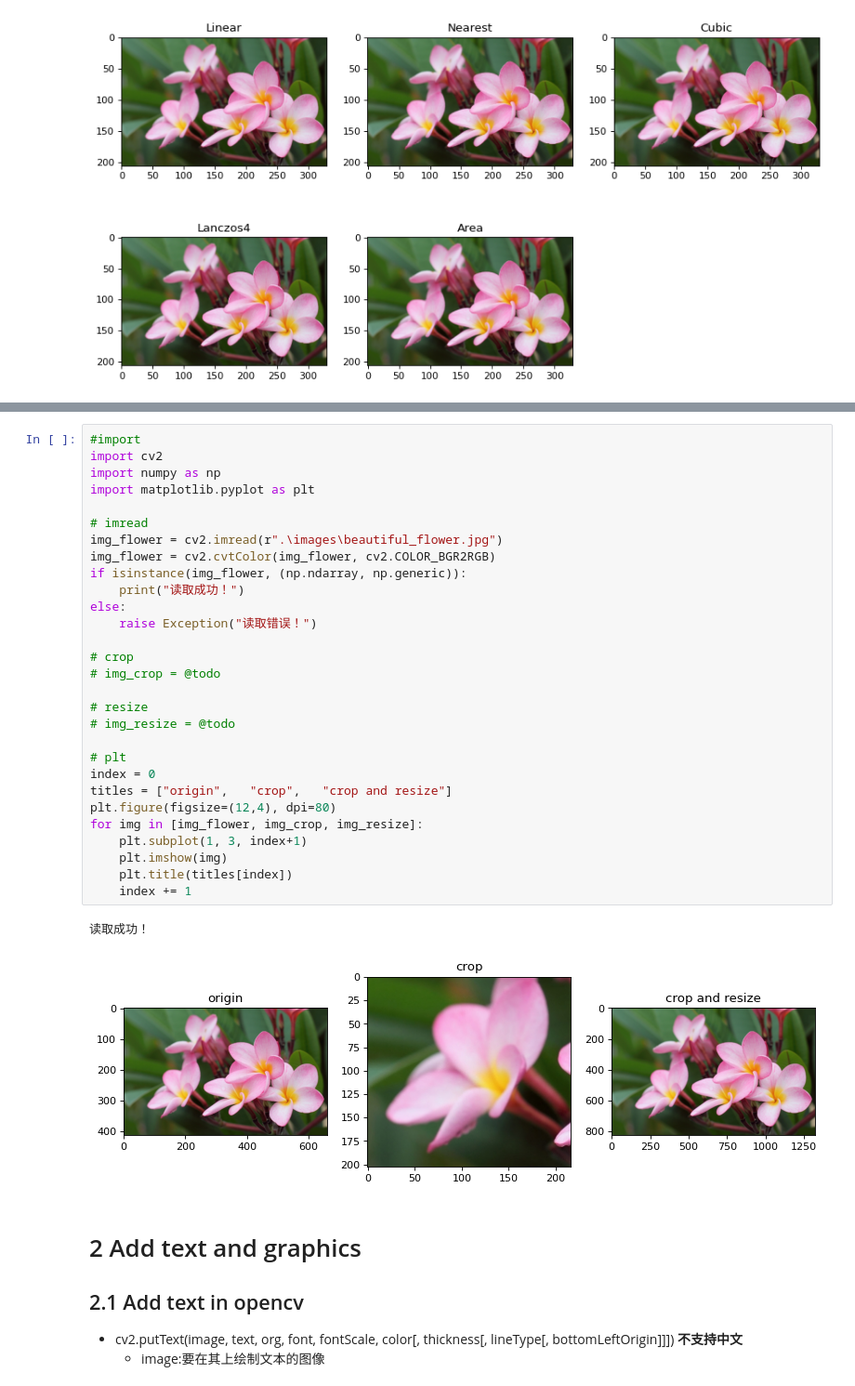
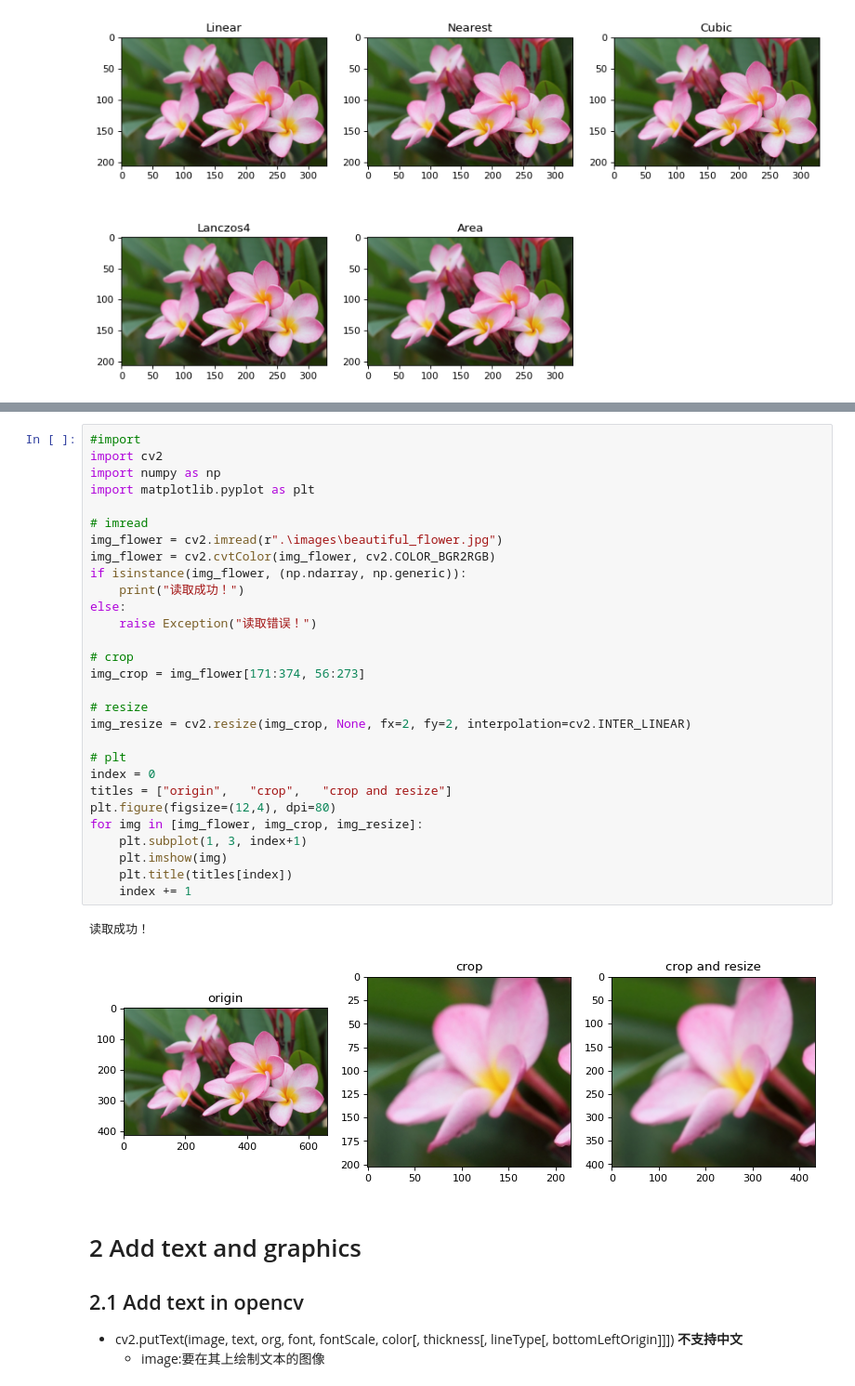
Before and after one commit to haodong2000/Vision2022, a Jupyter notebook: 2-4-basic-image-process.ipynb, the cells around one changed output, grey strips where cells are left out. Shown at 93% size. Cells and saved outputs as stored; diff of their text form.

```diff
--- a/2-4-basic-image-process.ipynb
+++ b/2-4-basic-image-process.ipynb
@@ -169,35 +169,35 @@ my_display_imglist(
 # %%
 #import
 import cv2
 import numpy as np
 import matplotlib.pyplot as plt
 
 # imread
 img_flower = cv2.imread(r".\images\beautiful_flower.jpg")
 img_flower = cv2.cvtColor(img_flower, cv2.COLOR_BGR2RGB)
 if isinstance(img_flower, (np.ndarray, np.generic)):
     print("读取成功！")
 else:
     raise Exception("读取错误！")
 
 # crop
-# img_crop = @todo
+img_crop = img_flower[171:374, 56:273]
 
 # resize
-# img_resize = @todo
+img_resize = cv2.resize(img_crop, None, fx=2, fy=2, interpolation=cv2.INTER_LINEAR)
 
 # plt
 index = 0
 titles = ["origin",   "crop",   "crop and resize"]
 plt.figure(figsize=(12,4), dpi=80)
 for img in [img_flower, img_crop, img_resize]:
     plt.subplot(1, 3, index+1)
     plt.imshow(img)
     plt.title(titles[index])
     index += 1
 # %% [output]
 读取成功！
-[figure, old version]
+[figure, new version]
 # %% [markdown]
 # 2 Add text and graphics
 ## 2.1 Add text in opencv
```
Also changed, not shown: parts of 1 cell of this notebook, 1 other file.
